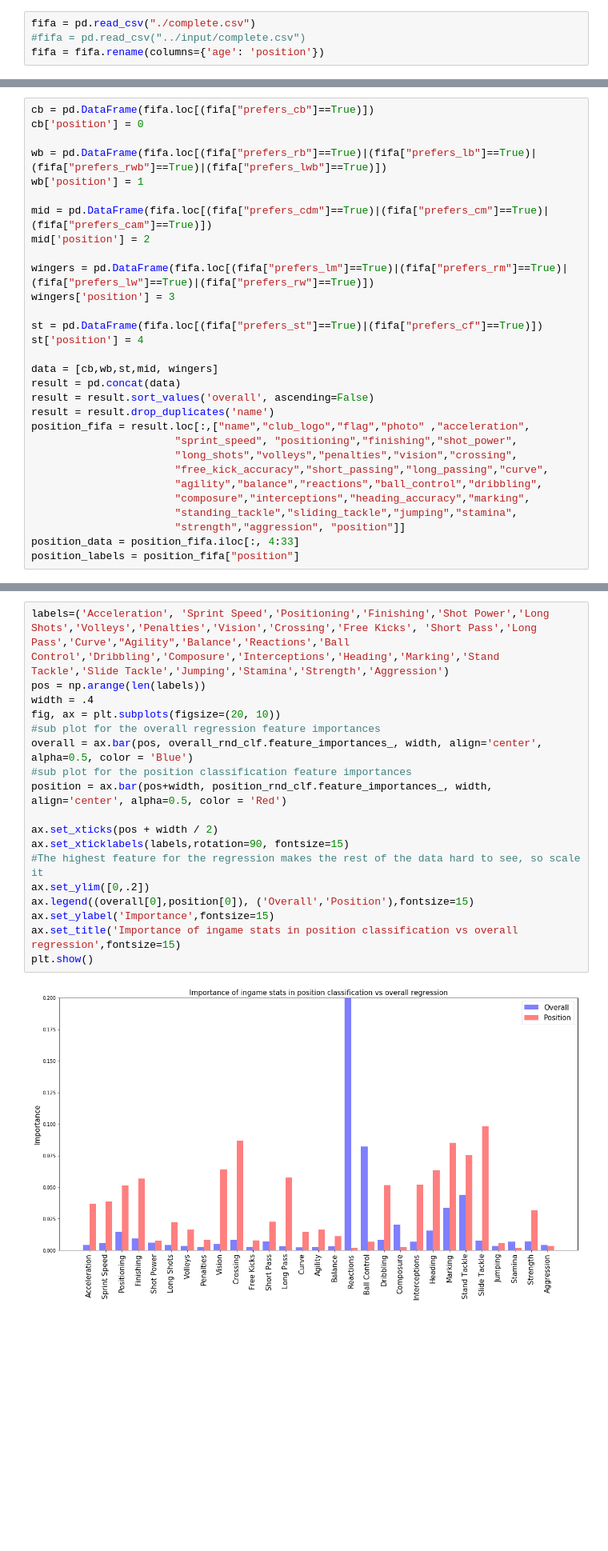
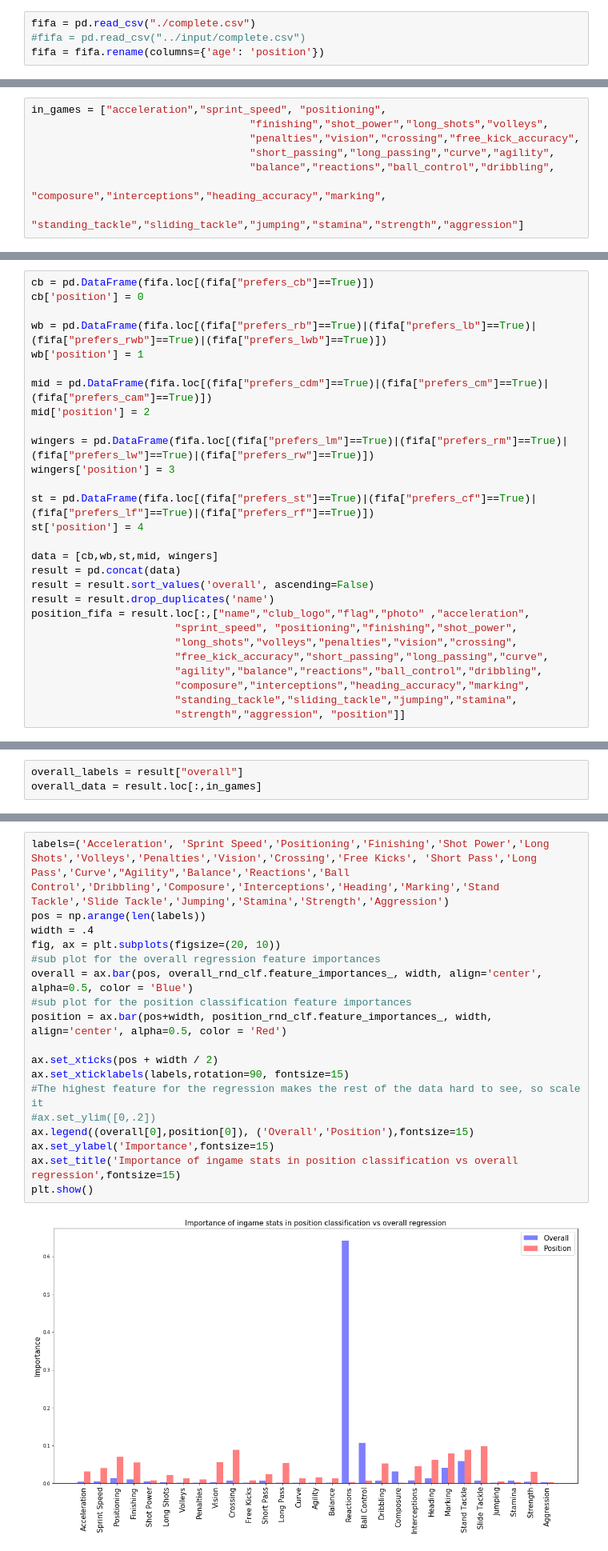
Before and after one commit to zachdunkerton/FIFA18_Analysis, a Jupyter notebook: Position_vs_Overall.ipynb, the cells around one changed output, grey strips where cells are left out. Shown at 80% size. Cells and saved outputs as stored; diff of their text form; blank space fills up the shorter version.

Commit message:
Added images, documentation

```diff
--- a/Position_vs_Overall.ipynb
+++ b/Position_vs_Overall.ipynb
@@ -12,0 +78,8 @@ fifa = fifa.rename(columns={'age': 'position'})
+# %%
+in_games = ["acceleration","sprint_speed", "positioning",
+                                   "finishing","shot_power","long_shots","volleys",
+                                   "penalties","vision","crossing","free_kick_accuracy",
+                                   "short_passing","long_passing","curve","agility",
+                                   "balance","reactions","ball_control","dribbling",
+                                   "composure","interceptions","heading_accuracy","marking",
+                                   "standing_tackle","sliding_tackle","jumping","stamina","strength","aggression"]
@@ -23,7 +98,7 @@ mid['position'] = 2
 wingers = pd.DataFrame(fifa.loc[(fifa["prefers_lm"]==True)|(fifa["prefers_rm"]==True)|(fifa["prefers_lw"]==True)|(fifa["prefers_rw"]==True)])
 wingers['position'] = 3
 
-st = pd.DataFrame(fifa.loc[(fifa["prefers_st"]==True)|(fifa["prefers_cf"]==True)])
+st = pd.DataFrame(fifa.loc[(fifa["prefers_st"]==True)|(fifa["prefers_cf"]==True)|(fifa["prefers_lf"]==True)|(fifa["prefers_rf"]==True)])
 st['position'] = 4
 
 data = [cb,wb,st,mid, wingers]
@@ -38,5 +113,3 @@ position_fifa = result.loc[:,["name","club_logo","flag","photo" ,"acceleration",
                        "composure","interceptions","heading_accuracy","marking",
                        "standing_tackle","sliding_tackle","jumping","stamina",
                        "strength","aggression", "position"]]
-position_data = position_fifa.iloc[:, 4:33]
-position_labels = position_fifa["position"]
@@ -63,0 +160,3 @@ overall_data = overall_fifa.loc[:,["acceleration","sprint_speed", "positioning",
+# %%
+overall_labels = result["overall"]
+overall_data = result.loc[:,in_games]
@@ -74,20 +190,20 @@ RandomForestRegressor(bootstrap=True, criterion='mse', max_depth=30,
 # %%
 labels=('Acceleration', 'Sprint Speed','Positioning','Finishing','Shot Power','Long Shots','Volleys','Penalties','Vision','Crossing','Free Kicks', 'Short Pass','Long Pass','Curve',"Agility",'Balance','Reactions','Ball Control','Dribbling','Composure','Interceptions','Heading','Marking','Stand Tackle','Slide Tackle','Jumping','Stamina','Strength','Aggression')
 pos = np.arange(len(labels))
 width = .4
 fig, ax = plt.subplots(figsize=(20, 10))
 #sub plot for the overall regression feature importances
 overall = ax.bar(pos, overall_rnd_clf.feature_importances_, width, align='center', alpha=0.5, color = 'Blue')
 #sub plot for the position classification feature importances
 position = ax.bar(pos+width, position_rnd_clf.feature_importances_, width, align='center', alpha=0.5, color = 'Red')
 
 ax.set_xticks(pos + width / 2)
 ax.set_xticklabels(labels,rotation=90, fontsize=15)
 #The highest feature for the regression makes the rest of the data hard to see, so scale it
-ax.set_ylim([0,.2])
+#ax.set_ylim([0,.2])
 ax.legend((overall[0],position[0]), ('Overall','Position'),fontsize=15)
 ax.set_ylabel('Importance',fontsize=15)
 ax.set_title('Importance of ingame stats in position classification vs overall regression',fontsize=15)
 plt.show()
 # %% [output]
-[figure, old version]
+[figure, new version]
```
Also changed, not shown: parts of 44 cells of this notebook, 4 other files.
